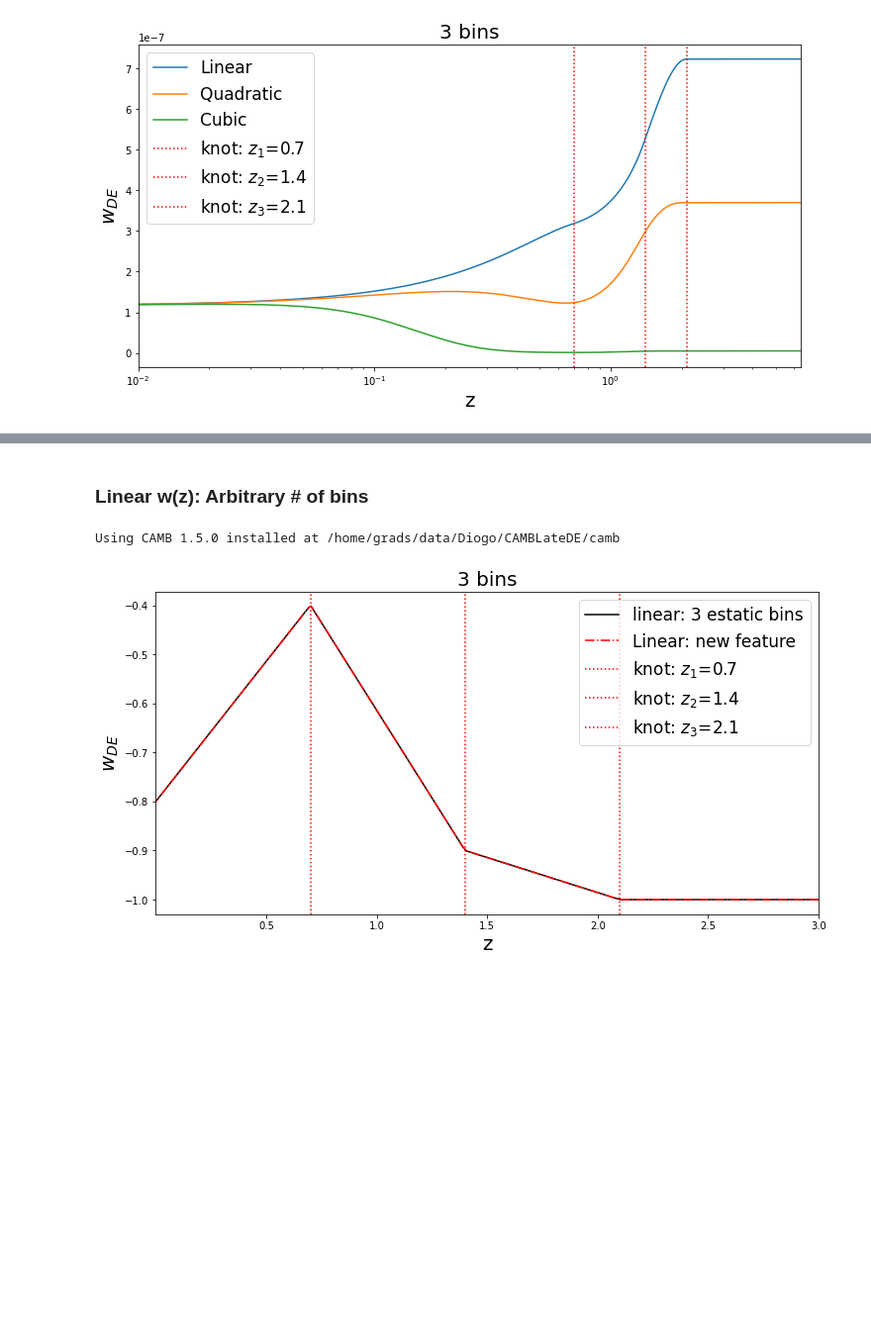
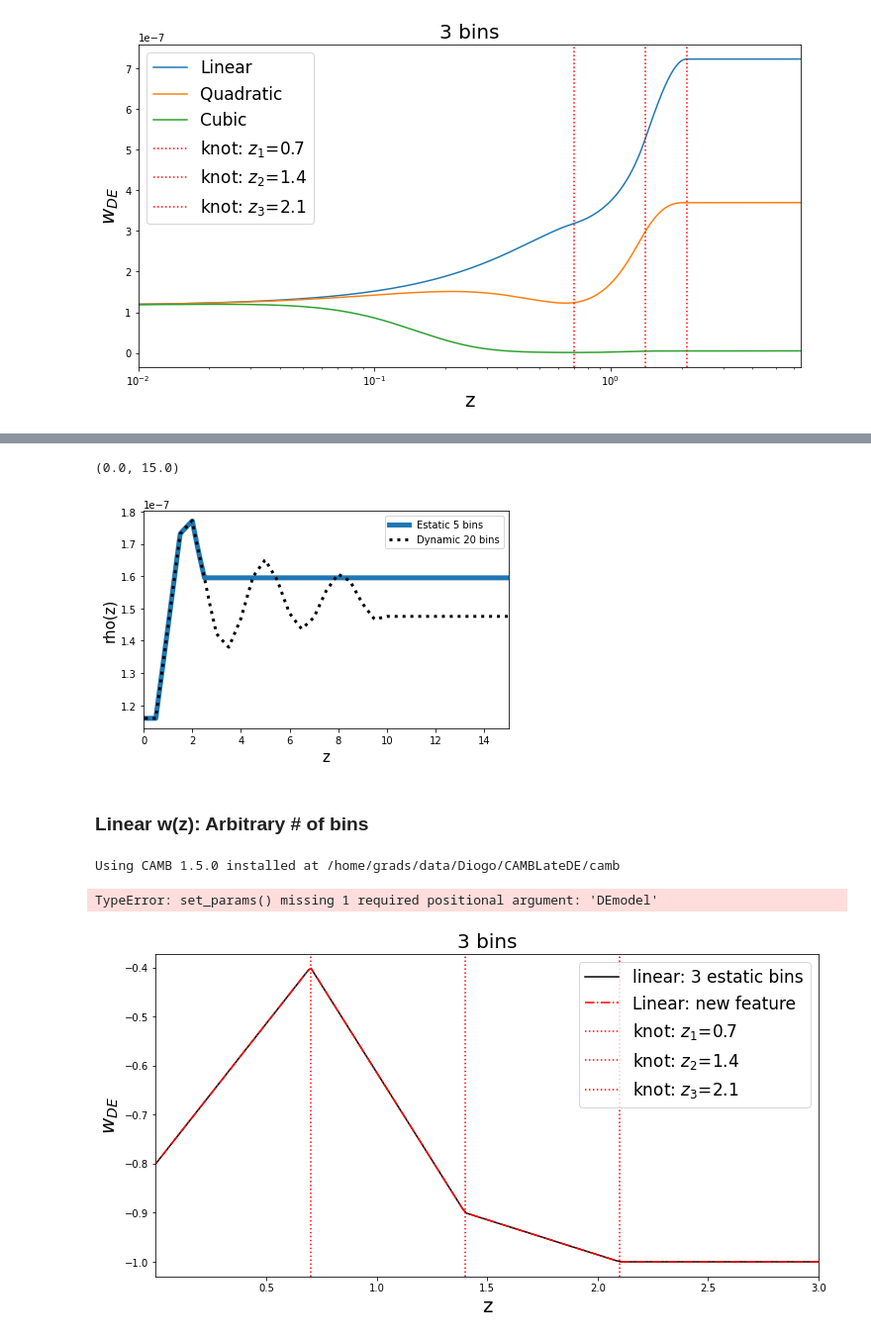
Before and after one commit to diogohf/CAMBLateDE, a Jupyter notebook: docs/LateDE_test.ipynb, the cells around one changed output, grey strips where cells are left out. Shown at 99% size. Saved outputs shown, nothing was run; the diff lists cells and outputs as text; code cells hidden in the pictures; blank space fills up the shorter version.

```diff
--- a/docs/LateDE_test.ipynb
+++ b/docs/LateDE_test.ipynb
@@ -2604,3 +2694,15 @@ plt.xlim(0.01,z2+5);
+# %%
+plt.plot(redshift, rho_C_est, lw=5, label=f'Estatic {DEmodel_est} bins')
+plt.plot(redshift, rho_C_dyn, lw=3, c='k', ls=':', label=f'Dynamic {Nbins} bins')
+plt.legend(loc='best')
+plt.ylabel('rho(z)',fontsize=15)
+plt.xlabel('z',fontsize=15)
+plt.tight_layout()
+# plt.savefig('/home/grads/data/Diogo/CAMBLateDE/docs/arbitrarynofbins_rho.pdf');
+plt.xlim(0,15)
+# %% [output]
+(0.0, 15.0)
+[figure, added]
 # %% [markdown]
 ### Linear w(z): Arbitrary # of bins
 # %%
@@ -2616,7 +2718,7 @@ print('Using CAMB %s installed at %s'%(camb.__version__,os.path.dirname(camb.__f
 cosmology_L_est = camb.set_params(# Background
                             H0 = 70, ombh2=0.02238280, omch2=0.1201075, TCMB = 2.7255,
                             dark_energy_model = 'ppf',
-                            model = 7,
+                            DEmodel = 7,
                             max_num_of_bins=3,
                             z_knot = [0, 0.7, 1.4, 2.1],
                             w_knot = [-0.8, -0.4, -0.9, -1],
@@ -2635,7 +2737,7 @@ cosmology_L_est = camb.set_params(# Background
 cosmology_L_dyn = camb.set_params(# Background
                             H0 = 70, ombh2=0.02238280, omch2=0.1201075, TCMB = 2.7255,
                             dark_energy_model = 'ppf',
-                            model = 12,
+                            DEmodel = 12,
                             max_num_of_bins=3,
                             z_knot = [0, 0.7, 1.4, 2.1],
                             w_knot = [-0.8, -0.4, -0.9, -1],
@@ -2664,6 +2766,7 @@ rho_L_dyn, wde_L_dyn = results_L_dyn.get_dark_energy_rho_w(scale_factor)
 rhode_L_dyn = results_L_dyn.get_background_densities(scale_factor)['de']
 # %% [output]
 Using CAMB 1.5.0 installed at /home/grads/data/Diogo/CAMBLateDE/camb
+TypeError: set_params() missing 1 required positional argument: 'DEmodel'
 # %%
 z0 = 0
 z1 = results_L_est.Params.DarkEnergy.z1
```
Also changed, not shown: parts of 27 cells of this notebook.
